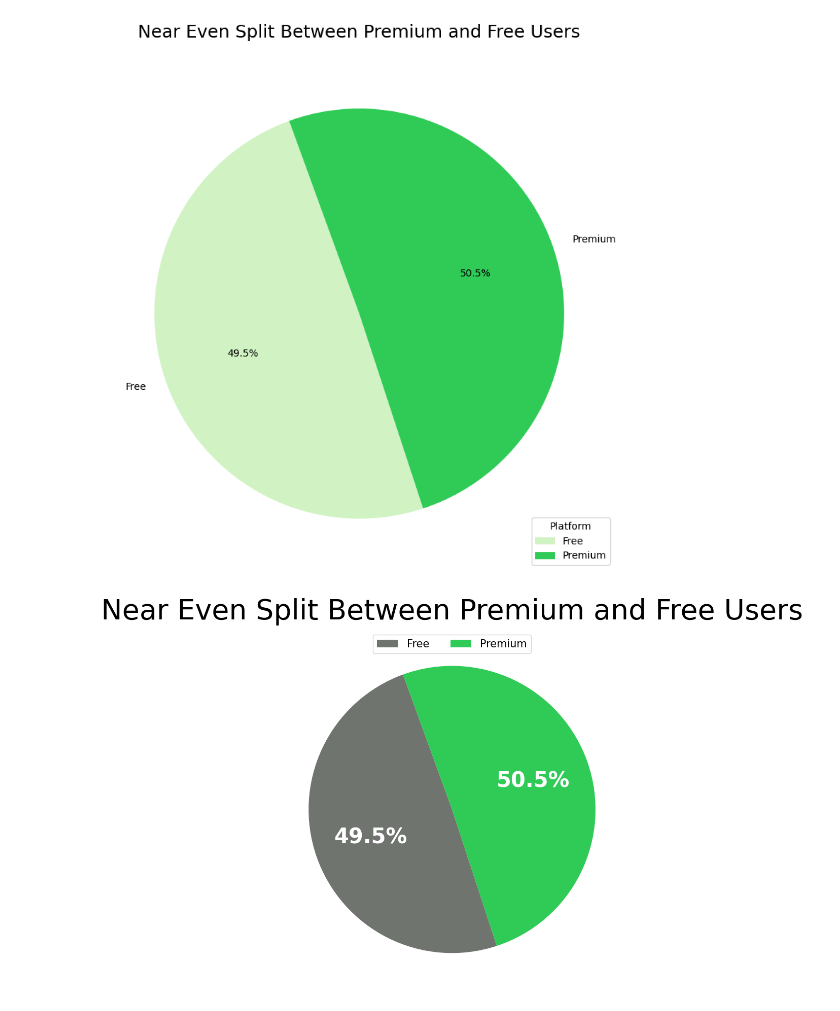
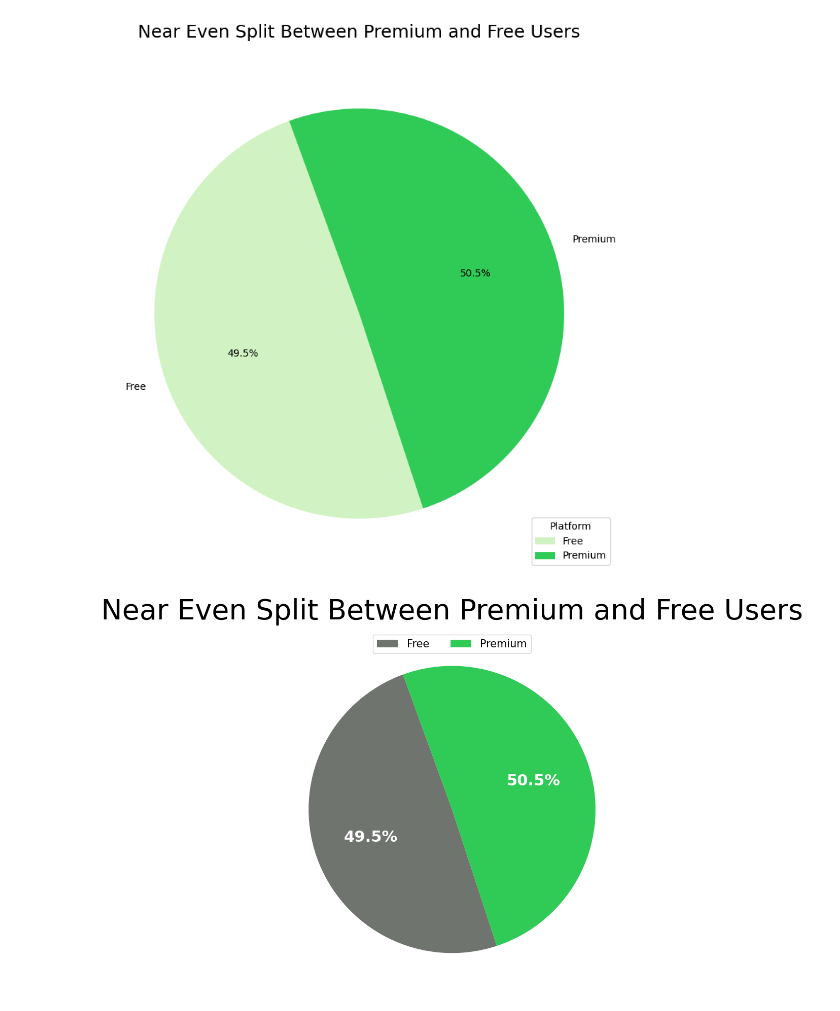
Before and after one commit to ashleyadehart/learning_plots_ashleyadehart, a Jupyter notebook: notebooks/learning_plots.ipynb, the cells around one changed output. Drawn from its saved outputs; the diff is of its cells as text; code cells hidden in the pictures.

```diff
--- a/notebooks/learning_plots.ipynb
+++ b/notebooks/learning_plots.ipynb
@@ -300,32 +300,32 @@ wedges, texts, autotexts =ax.pie(
     platform_totals,
     autopct = "%1.1f%%",
     startangle = 110,
     colors = ["#70746f", "#2fcb56"]
 )
 
 ax.set_title(
         "Near Even Split Between Premium and Free Users",
         fontsize = 40,
         pad = 15,
         loc = "center"
 )
 
 for autotext in autotexts:
-    autotext.set_fontsize(30)
+    autotext.set_fontsize(22)
     autotext.set_color("white")
     autotext.set_weight("bold")
 
 ax.legend(
     wedges,
     platform_totals.index,
     loc = "lower center",
     bbox_to_anchor = (0.5, 0.92),
     ncol = 2,
     fontsize = 15
 )
 
 
 plt.tight_layout()
 plt.show()
 # %% [output]
-[figure, old version]
+[figure, new version]
```
Also changed, not shown: parts of 2 cells of this notebook.
